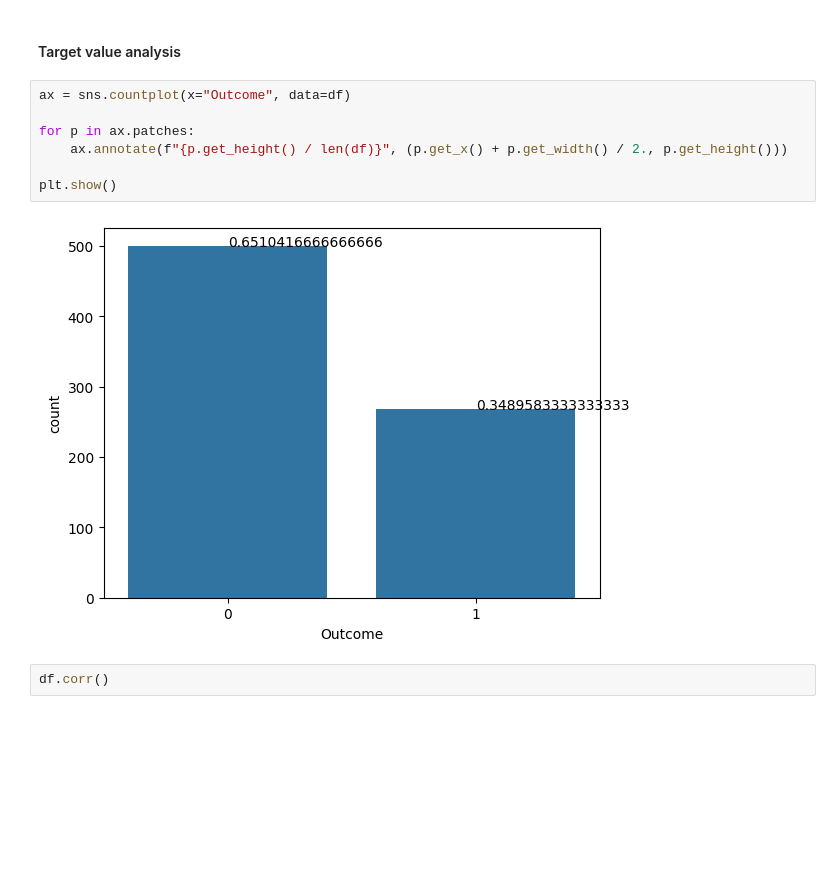
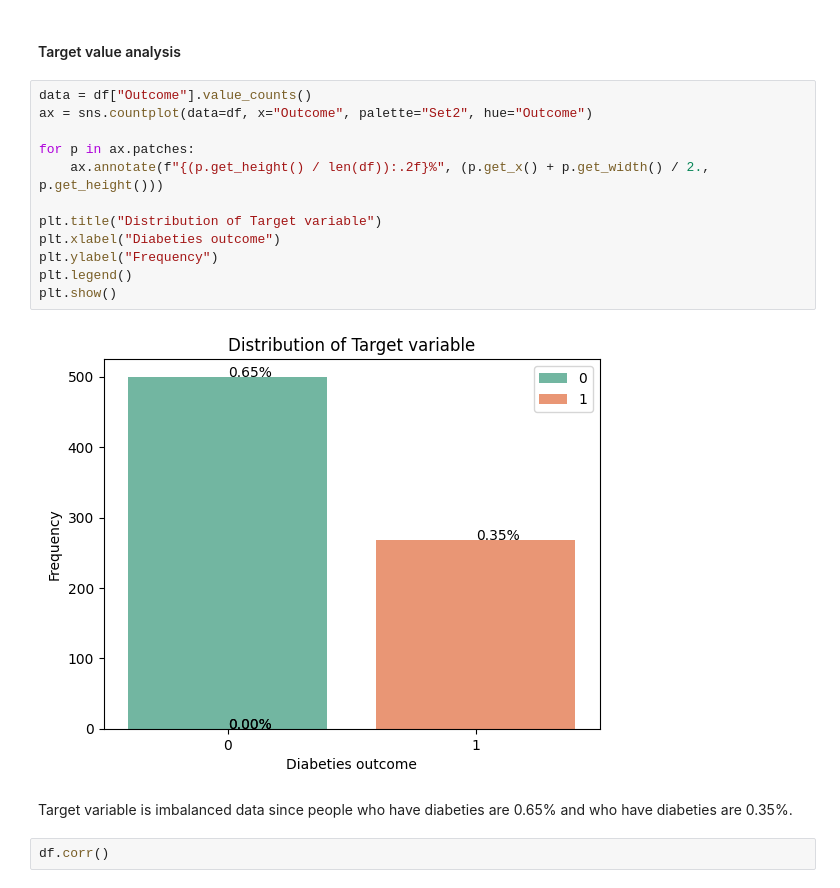
Before and after one commit to rajendra195/ds_project, a Jupyter notebook: Project_01/diabeties_classification.ipynb, the cells around one changed output. Saved outputs shown, nothing was run; the diff lists cells and outputs as text; blank space fills up the shorter version.

```diff
--- a/Project_01/diabeties_classification.ipynb
+++ b/Project_01/diabeties_classification.ipynb
@@ -161,14 +161,21 @@ Index(['Pregnancies', 'Glucose', 'BloodPressure', 'SkinThickness', 'Insulin',
 # %% [markdown]
 #### Target value analysis
 # %%
-ax = sns.countplot(x="Outcome", data=df)
+data = df["Outcome"].value_counts()
+ax = sns.countplot(data=df, x="Outcome", palette="Set2", hue="Outcome")
 
 for p in ax.patches:
-    ax.annotate(f"{p.get_height() / len(df)}", (p.get_x() + p.get_width() / 2., p.get_height()))
+    ax.annotate(f"{(p.get_height() / len(df)):.2f}%", (p.get_x() + p.get_width() / 2., p.get_height()))
 
+plt.title("Distribution of Target variable")
+plt.xlabel("Diabeties outcome")
+plt.ylabel("Frequency")
+plt.legend()
 plt.show()
 # %% [output]
-[figure, old version]
+[figure, new version]
+# %% [markdown]
+Target variable is imbalanced data since people who have diabeties are 0.65% and who have diabeties are 0.35%.
 # %%
 df.corr()
 # %% [output]
```
